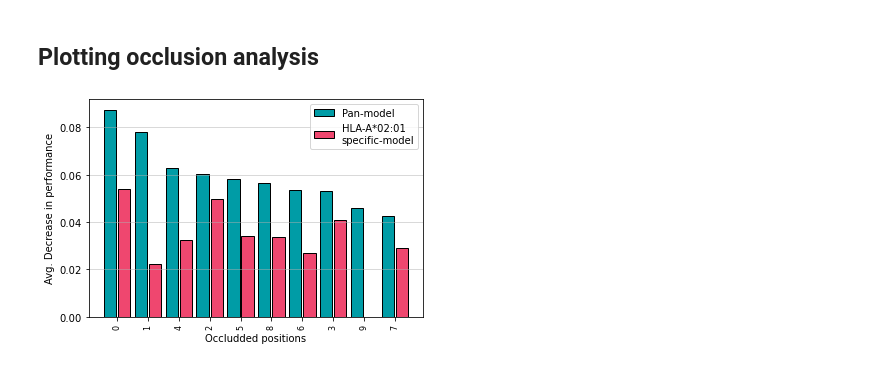
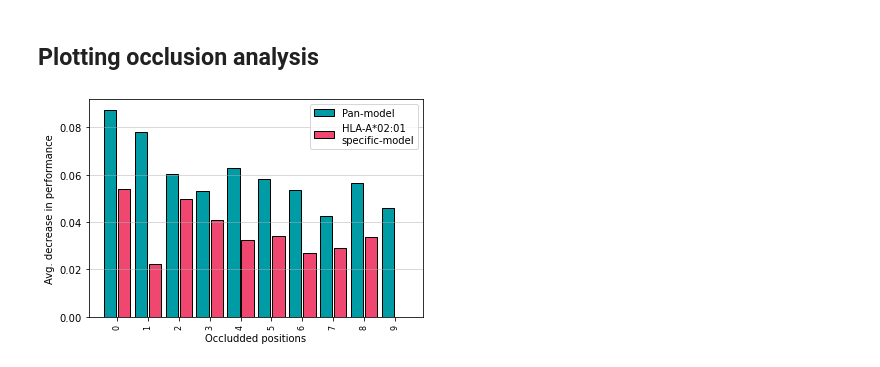
Before and after one commit to christian-creator/DL_peptide_immunogenecity, a Jupyter notebook: notebooks/plots.ipynb, the cells around one changed output. Drawn from its saved outputs; the diff is of its cells as text; code cells hidden in the pictures.

```diff
--- a/notebooks/plots.ipynb
+++ b/notebooks/plots.ipynb
@@ -83,26 +83,44 @@ plt.show()
 # %%
 occlussions_simple = [0, 2, 3, 5, 8, 4, 7, 6, 1,9]
 decreases_simple = [0.054027923851453295, 0.04960902531490772, 0.04069785169785173, 0.03427740410093353, 0.0336047857812564, 0.03236961395784928, 0.029088051852757753, 0.0270172027230851, 0.022235497941380324,0]
 std_simple = [0.016764456337610516, 0.016675661572867685, 0.024953664766016143, 0.020798546866867232, 0.02105606065479808, 0.018955887720415326, 0.02202438643299184, 0.020755729340329827, 0.015150808052680636,0]
 
 occlussions_pan = [0, 1, 4, 2, 5, 8, 6, 3, 9, 7]
 decreases_pan = [0.08754863421822519, 0.07788325850557737, 0.06283572174694667, 0.060447732929267715, 0.05839012893822749, 0.0565591534332198, 0.053579318058530896, 0.053070306655740924, 0.04606447038813156, 0.042538241592338044]
 std_pan = [0.01578518282976036, 0.01645888506682296, 0.02635943532649634, 0.023800070358444114, 0.026274392294935323, 0.025130846441017117, 0.026535283144795124, 0.026917007439840126, 0.02310938183744076, 0.023305932614070955]
 
 
 sorted_simple = [decreases_simple[occlussions_simple.index(occ)] for occ in occlussions_pan]
 
+# fig = plt.figure()
+# plt.bar(np.arange(len(decreases_pan)) - 0.23, decreases_pan,width=0.4,label="Pan-model",color="#009ca6",edgecolor = "black")
+# plt.bar(np.arange(len(decreases_pan)) + 0.23, sorted_simple,width=0.4,label="HLA-A*02:01\nspecific-model", color="#ef476f",edgecolor = "black")
+# # plt.errorbar(np.arange(len(decreases_pan)), decreases_pan,yerr=sorted_std, fmt="", color="k", ls="",capsize=10)
+# plt.xticks(np.arange(len(occlussions_pan)),occlussions_pan,rotation=90, size=8)
+# plt.xlabel("Occludded positions")
+# plt.ylabel("Avg. Decrease in performance")
+# plt.grid(axis="y",alpha=0.6)
+# plt.legend()
+# plt.savefig("../plots/occlusion_analysis.png",dpi = 300)
 
+indx_simple = np.argsort(occlussions_simple)
+indx_pan = np.argsort(occlussions_pan)
+
+ascending_occlusion_simple = np.asarray(occlussions_simple)[indx_simple]
+decreases_simple2 = np.asarray(decreases_simple)[indx_simple]
+
+ascending_occlusion_pan = np.asarray(occlussions_pan)[indx_pan]
+decreases_pan2 = np.asarray(decreases_pan)[indx_pan]
 
 fig = plt.figure()
-plt.bar(np.arange(len(decreases_pan)) - 0.23, decreases_pan,width=0.4,label="Pan-model",color="#009ca6",edgecolor = "black")
-plt.bar(np.arange(len(decreases_pan)) + 0.23, sorted_simple,width=0.4,label="HLA-A*02:01\nspecific-model", color="#ef476f",edgecolor = "black")
+plt.bar(np.arange(len(decreases_pan2)) - 0.23, decreases_pan2,width=0.4,label="Pan-model",color="#009ca6",edgecolor = "black")
+plt.bar(np.arange(len(decreases_pan2)) + 0.23, decreases_simple2,width=0.4,label="HLA-A*02:01\nspecific-model", color="#ef476f",edgecolor = "black")
 # plt.errorbar(np.arange(len(decreases_pan)), decreases_pan,yerr=sorted_std, fmt="", color="k", ls="",capsize=10)
-plt.xticks(np.arange(len(occlussions_pan)),occlussions_pan,rotation=90, size=8)
+plt.xticks(np.arange(len(ascending_occlusion_pan)),ascending_occlusion_pan,rotation=90, size=8)
 plt.xlabel("Occludded positions")
-plt.ylabel("Avg. Decrease in performance")
+plt.ylabel("Avg. decrease in performance")
 plt.grid(axis="y",alpha=0.6)
 plt.legend()
 plt.savefig("../plots/occlusion_analysis.png",dpi = 300)
 # %% [output]
-[figure, old version]
+[figure, new version]
```
Also changed, not shown: parts of 1 cell of this notebook, 2 other files.
